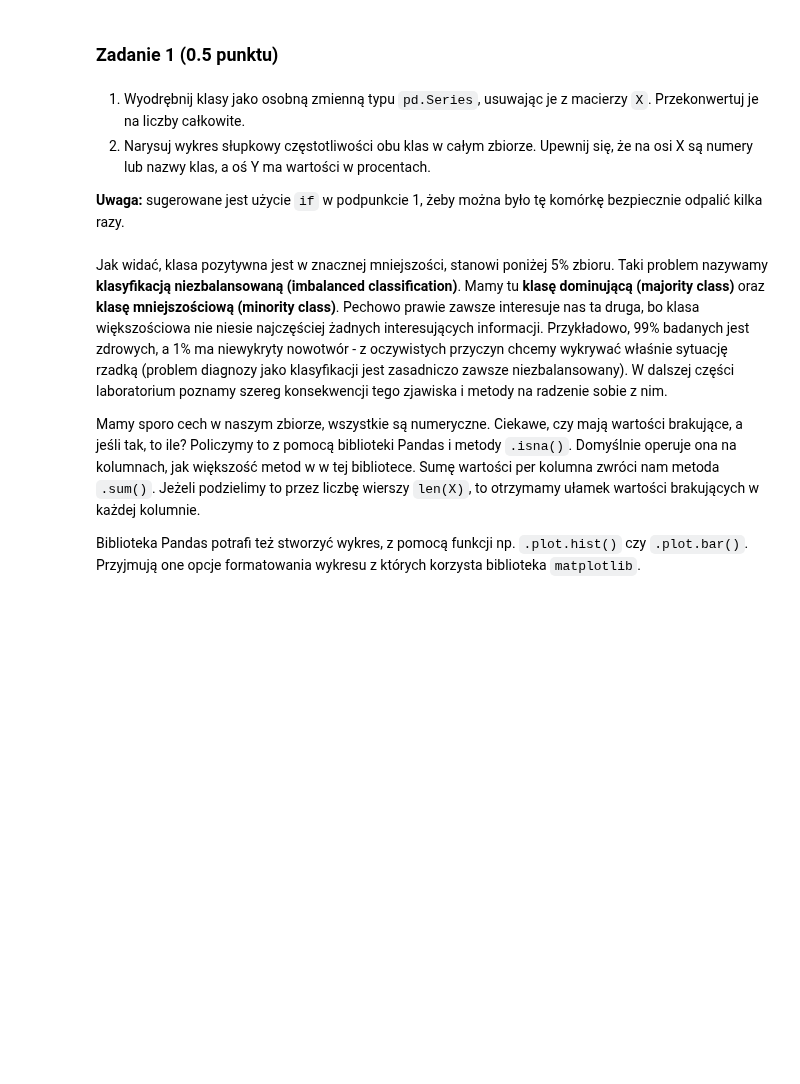
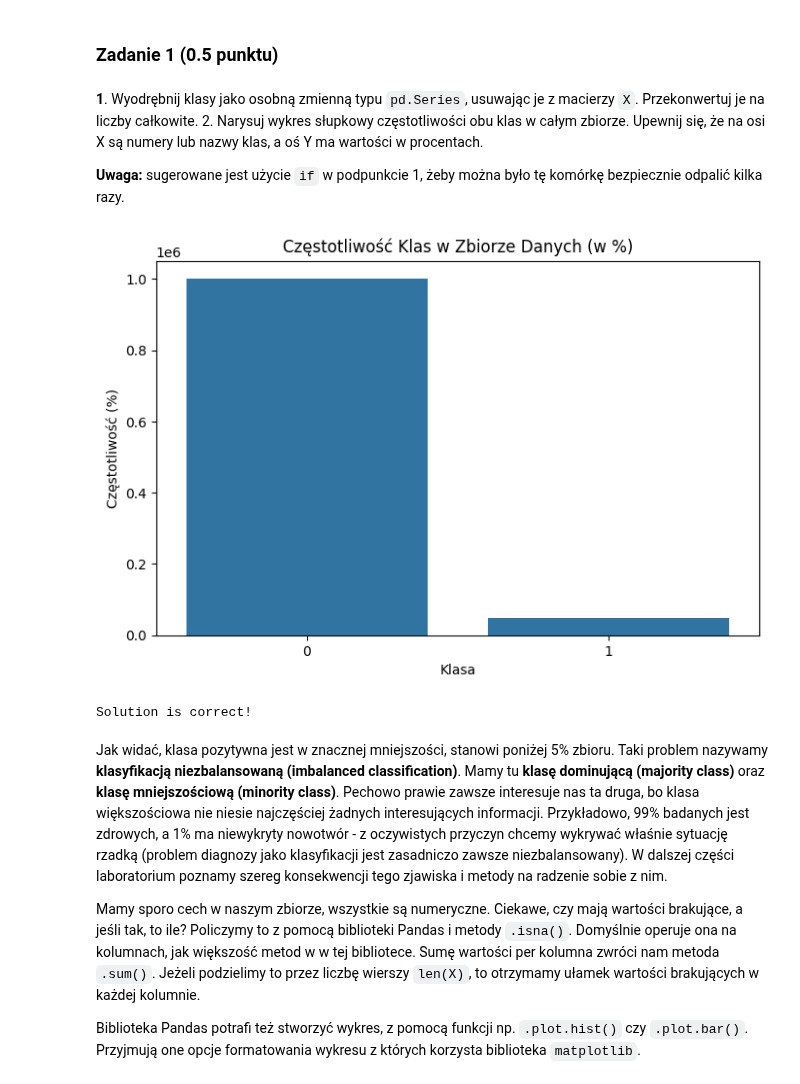
Before and after one commit to apohllo/sztuczna-inteligencja, a Jupyter notebook: lab2/lab_2.ipynb, the cells around one changed output. Saved outputs shown, nothing was run; the diff lists cells and outputs as text; code cells hidden in the pictures; blank space fills up the shorter version.

```diff
--- a/lab2/lab_2.ipynb
+++ b/lab2/lab_2.ipynb
@@ -52,7 +124,7 @@ DataFrame zawiera 64 atrybuty numeryczne o zróżnicowanych rozkładach wartośc
 # %% [markdown]
 ### Zadanie 1 (0.5 punktu)
 # %% [markdown]
-1. Wyodrębnij klasy jako osobną zmienną typu `pd.Series`, usuwając je z macierzy `X`. Przekonwertuj je na liczby całkowite.
+**1**. Wyodrębnij klasy jako osobną zmienną typu `pd.Series`, usuwając je z macierzy `X`. Przekonwertuj je na liczby całkowite.
 2. Narysuj wykres słupkowy częstotliwości obu klas w całym zbiorze. Upewnij się, że na osi X są numery lub nazwy klas, a oś Y ma wartości w procentach.
 
 **Uwaga:** sugerowane jest użycie `if` w podpunkcie 1, żeby można było tę komórkę bezpiecznie odpalić kilka razy.
@@ -61,7 +131,30 @@ DataFrame zawiera 64 atrybuty numeryczne o zróżnicowanych rozkładach wartośc
+# %%
+# your_code
+from matplotlib import pyplot as plt
+import seaborn as sns
+
+if "class" in X.columns :
+  y = X.pop("class").astype(int)
+
+class_counts = y.value_counts() * 100
+
+plt.figure(figsize=(8, 5))
+sns.barplot(x=class_counts.index, y=class_counts.values)
+
+plt.xlabel('Klasa')
+plt.ylabel('Częstotliwość (%)')
+plt.title('Częstotliwość Klas w Zbiorze Danych (w %)')
+plt.xticks(rotation=0)
+
+plt.show()
+# %% [output]
+[figure, added]
 # %%
 assert "class" not in X.columns
 
 print("Solution is correct!")
+# %% [output]
+Solution is correct!
 # %% [markdown]
 Jak widać, klasa pozytywna jest w znacznej mniejszości, stanowi poniżej 5% zbioru. Taki problem nazywamy **klasyfikacją niezbalansowaną (imbalanced classification)**. Mamy tu **klasę dominującą (majority class)** oraz **klasę mniejszościową (minority class)**. Pechowo prawie zawsze interesuje nas ta druga, bo klasa większościowa nie niesie najczęściej żadnych interesujących informacji. Przykładowo, 99% badanych jest zdrowych, a 1% ma niewykryty nowotwór - z oczywistych przyczyn chcemy wykrywać właśnie sytuację rzadką (problem diagnozy jako klasyfikacji jest zasadniczo zawsze niezbalansowany). W dalszej części laboratorium poznamy szereg konsekwencji tego zjawiska i metody na radzenie sobie z nim.
 
```
Also changed, not shown: parts of 43 cells of this notebook.
